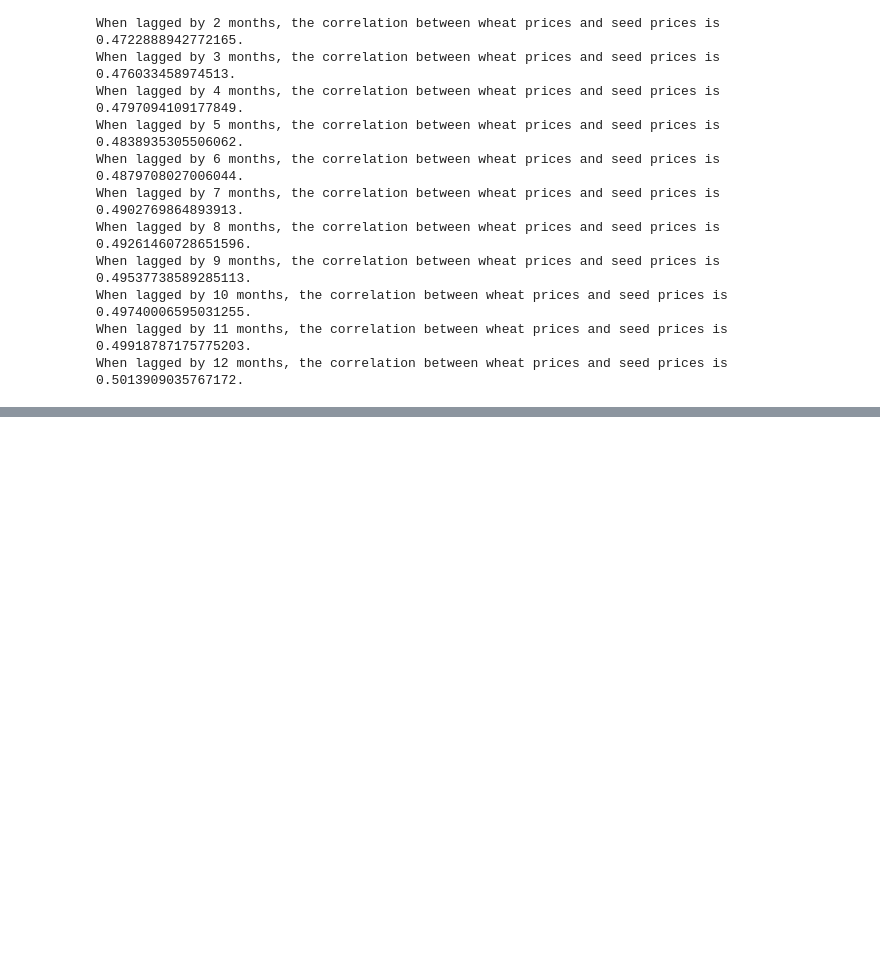
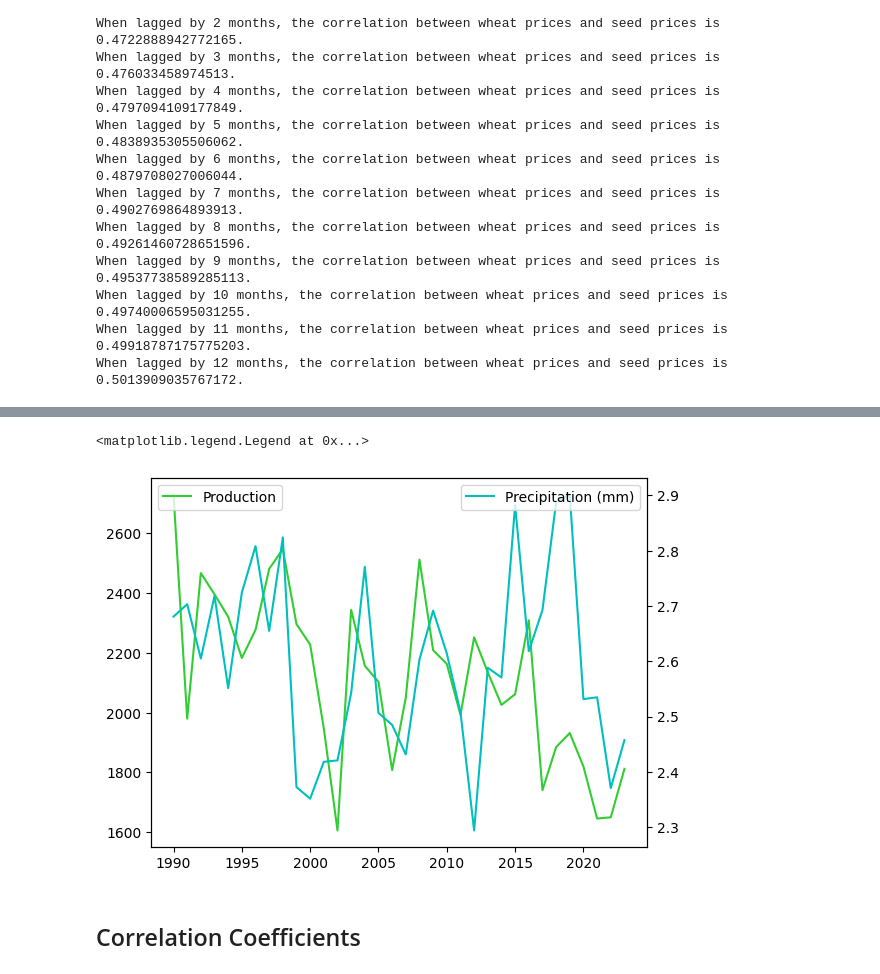
Before and after one commit to ssxnt/Wheat-Production-and-Global-Pricing-Dynamics, a Jupyter notebook: Energy/Notebooks and Datasets/final.ipynb, the cells around one changed output, grey strips where cells are left out. Saved outputs shown, nothing was run; the diff lists cells and outputs as text; code cells hidden in the pictures; blank space fills up the shorter version.

```diff
--- a/Energy/Notebooks and Datasets/final.ipynb
+++ b/Energy/Notebooks and Datasets/final.ipynb
@@ -387,0 +431,22 @@ plt.show()
+# %%
+x = df.index
+y1 = df['Production']
+y2 = df['Precipitation']
+
+fig, ax1 = plt.subplots()
+
+# duplicate the x-axis for the second y-axis
+ax2 = ax1.twinx()
+
+# plot data on the first y-axis
+ax1.plot(x, y1, color ='limegreen', label='Production')
+ax2.plot(x, y2, color = 'c', label='Precipitation (mm)')  # the data was collected by the International Montetary Fund
+
+# display legend for both y-axes
+ax1.legend(loc='upper left')
+ax2.legend(loc='upper right')
+# %% [output]
+<matplotlib.legend.Legend at 0x...>
+[figure, added]
+# %% [markdown]
+## Correlation Coefficients
```
Also changed, not shown: parts of 19 cells of this notebook.
